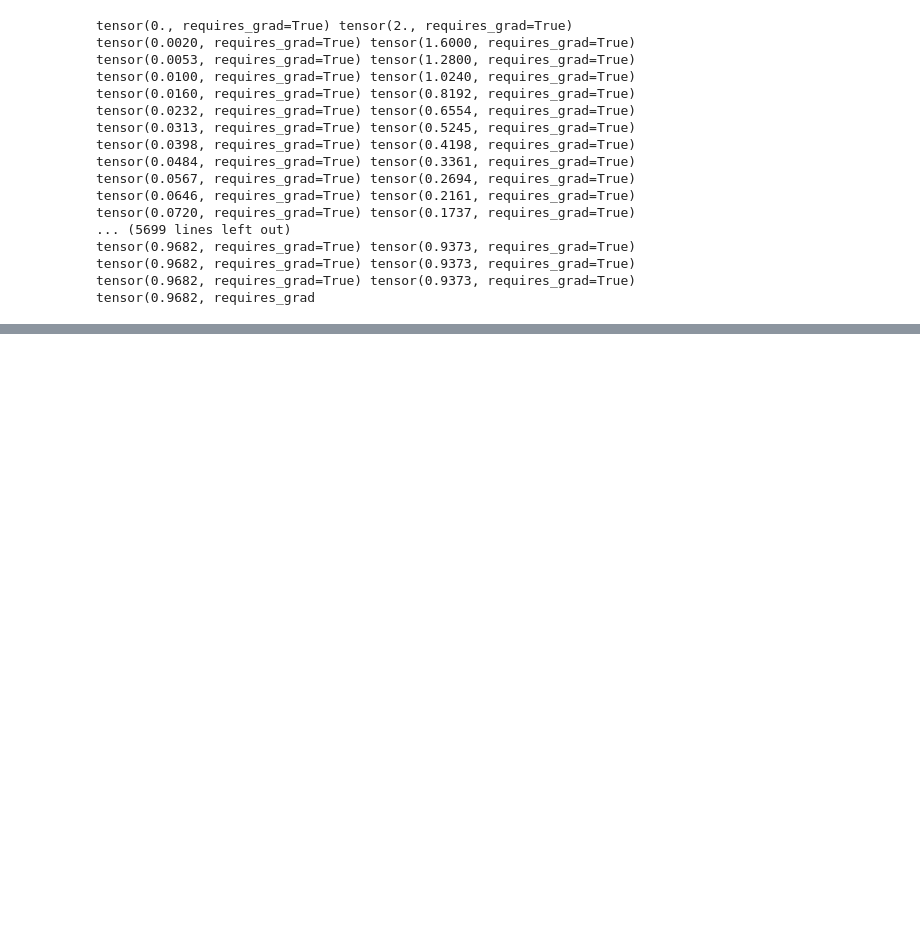
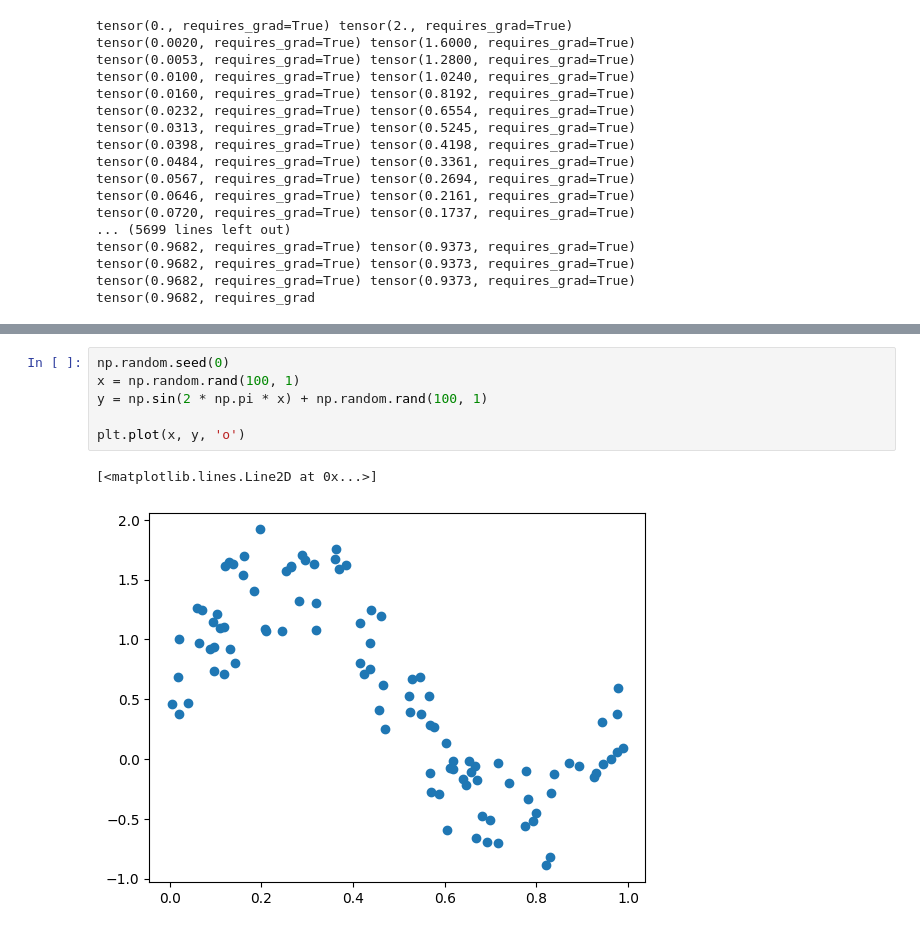
Before and after one commit to banbiossa/deep-learning-from-scratch-4, a Jupyter notebook: src/deep_learning_from_scratch_4/ch07/using_pytorch.ipynb, the cells around one changed output, grey strips where cells are left out. Saved outputs shown, nothing was run; the diff lists cells and outputs as text; blank space fills up the shorter version.

```diff
--- a/src/deep_learning_from_scratch_4/ch07/using_pytorch.ipynb
+++ b/src/deep_learning_from_scratch_4/ch07/using_pytorch.ipynb
@@ -93,0 +162,9 @@ tensor(0.9682, requires_grad
+# %%
+np.random.seed(0)
+x = np.random.rand(100, 1)
+y = np.sin(2 * np.pi * x) + np.random.rand(100, 1)
+
+plt.plot(x, y, 'o')
+# %% [output]
+[<matplotlib.lines.Line2D at 0x...>]
+[figure, added]
```
Also changed, not shown: parts of 26 cells of this notebook, 2 other files.
